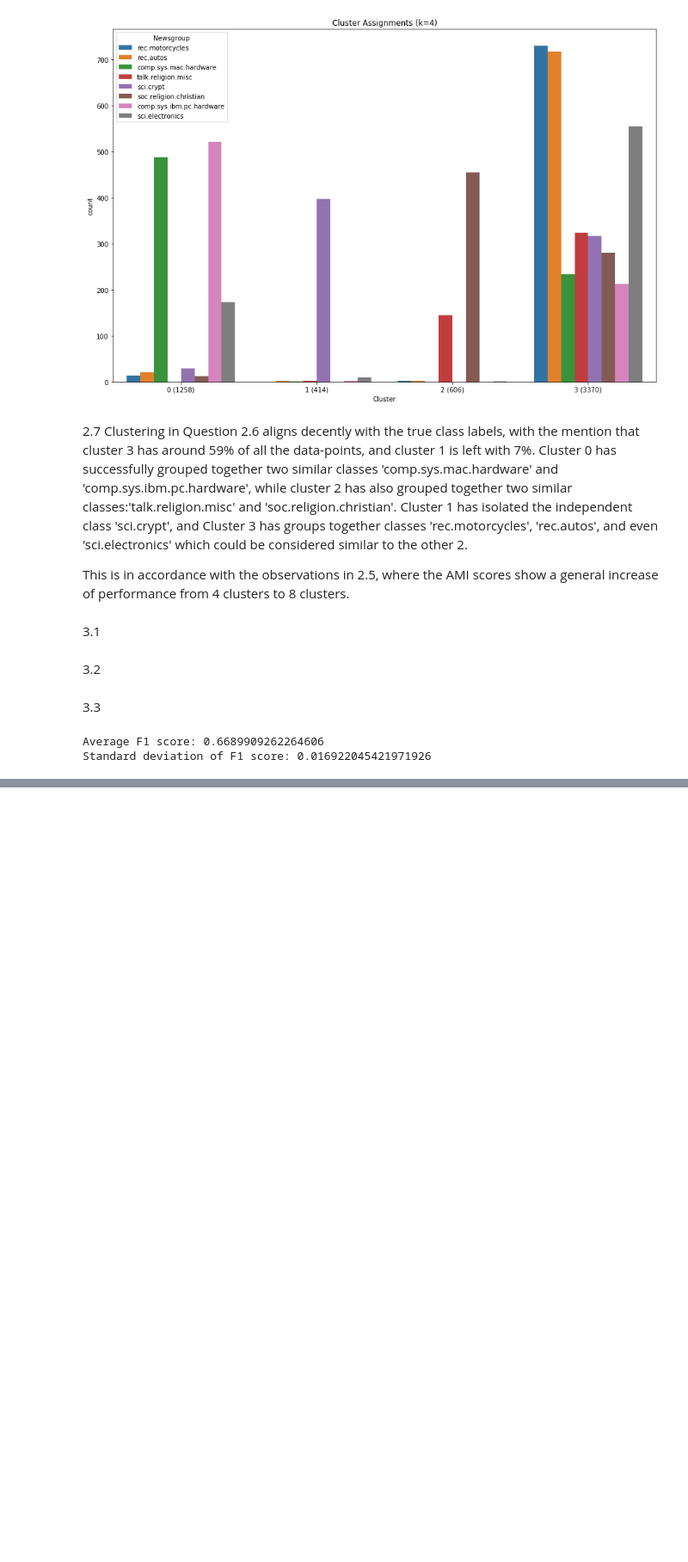
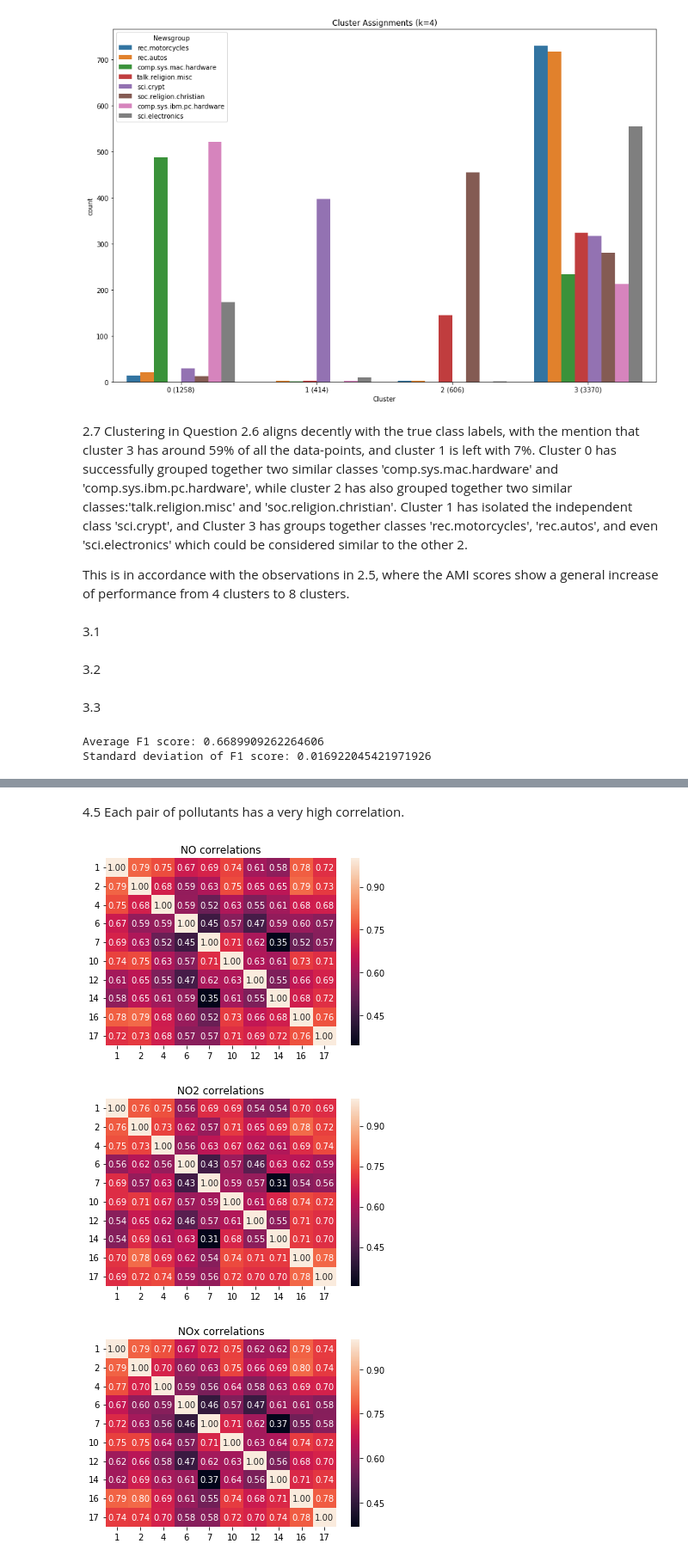
Before and after one commit to amariucaitheodor/introductory-applied-machine-learning, a Jupyter notebook: Assignment 2.ipynb, the cells around one changed output, grey strips where cells are left out. Shown: that part at 86% size. Saved outputs shown, nothing was run; the diff lists cells and outputs as text; code cells hidden in the pictures; blank space fills up the shorter version.

```diff
--- a/Assignment 2.ipynb
+++ b/Assignment 2.ipynb
@@ -233,0 +282,24 @@ bristol_exploratory = pd.read_csv(data_path_bristol_exploratory, delimiter = ','
+# %% [markdown]
+4.5 Each pair of pollutants has a very high correlation.
+# %%
+# 4.6
+import mpctools.extensions.mplext as mpc
+NOx_corr = bristol_site_aligned.iloc[:, list(range(1,11))].copy().corr()
+NO2_corr = bristol_site_aligned.iloc[:, list(range(11,21))].copy().corr()
+NO_corr = bristol_site_aligned.iloc[:, list(range(21,31))].copy().corr()
+
+plt.title('NO correlations')
+mpc.plot_matrix(NO_corr.values, mode='heatmap', show_val=True, labels=['1','2','4','6','7','10','12','14','16','17'])
+plt.show()
+
+plt.title('NO2 correlations')
+mpc.plot_matrix(NO2_corr.values, mode='heatmap', show_val=True, labels=['1','2','4','6','7','10','12','14','16','17'])
+plt.show()
+
+plt.title('NOx correlations')
+mpc.plot_matrix(NOx_corr.values, mode='heatmap', show_val=True, labels=['1','2','4','6','7','10','12','14','16','17'])
+plt.show()
+# %% [output]
+[figure, added]
+[figure, added]
+[figure, added]
```
Also changed, not shown: parts of 16 cells of this notebook.
